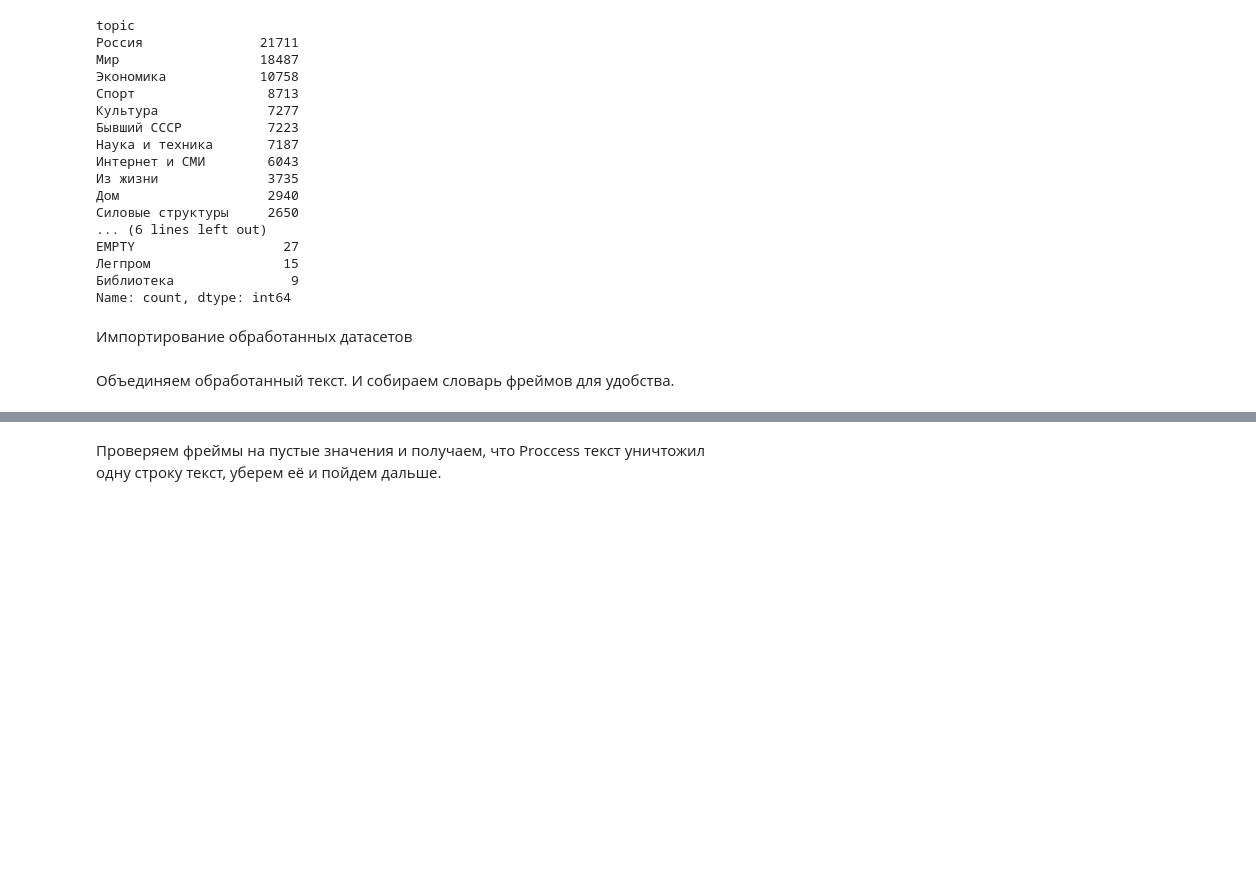
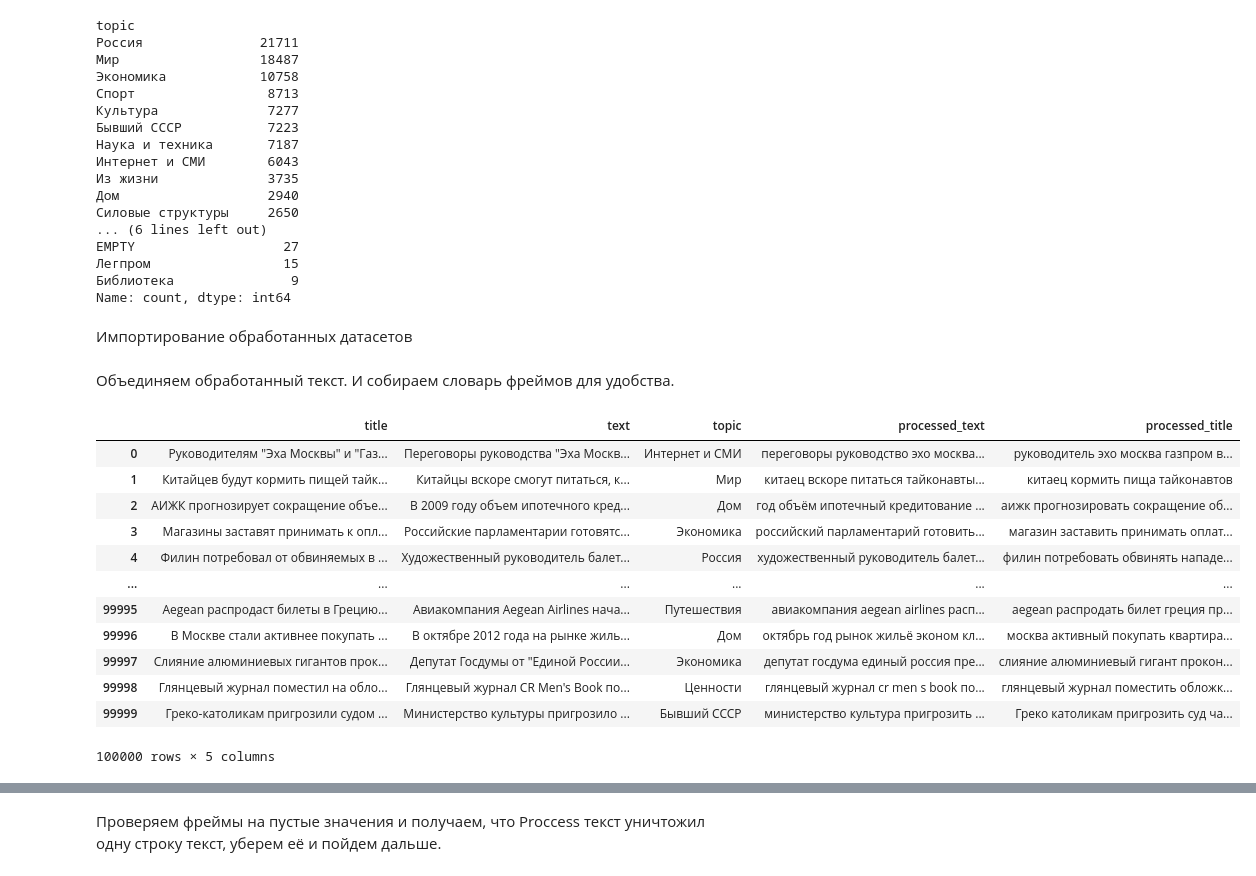
Before and after one commit to Parcart/CSU_NLP_HW, a Jupyter notebook: main_1.ipynb, the cells around one changed output, grey strips where cells are left out. Cells and saved outputs as stored; diff of their text form; code cells hidden in the pictures; blank space fills up the shorter version.

```diff
--- a/main_1.ipynb
+++ b/main_1.ipynb
@@ -340,5 +368,21 @@ balanced_df = pd.read_csv("processed_balanced_text.csv", encoding='utf-8')
 split_df = pd.read_csv("processed_split_df.csv", encoding='utf-8')
 # %% [markdown]
 Объединяем обработанный текст. И собираем словарь фреймов для удобства.
+# %%
+balanced_df
+# %% [output]
+|  | title | text | topic | processed_text | processed_title |
+| 0 | Руководителям "Эха Москвы" и "Газ... | Переговоры руководства "Эха Москв... | Интернет и СМИ | переговоры руководство эхо москва... | руководитель эхо москва газпром в... |
+| 1 | Китайцев будут кормить пищей тайк... | Китайцы вскоре смогут питаться, к... | Мир | китаец вскоре питаться тайконавты... | китаец кормить пища тайконавтов |
+| 2 | АИЖК прогнозирует сокращение объе... | В 2009 году объем ипотечного кред... | Дом | год объём ипотечный кредитование ... | аижк прогнозировать сокращение об... |
+| 3 | Магазины заставят принимать к опл... | Российские парламентарии готовятс... | Экономика | российский парламентарий готовить... | магазин заставить принимать оплат... |
+| 4 | Филин потребовал от обвиняемых в ... | Художественный руководитель балет... | Россия | художественный руководитель балет... | филин потребовать обвинять нападе... |
+| ... | ... | ... | ... | ... | ... |
+| 99995 | Aegean распродаст билеты в Грецию... | Авиакомпания Aegean Airlines нача... | Путешествия | авиакомпания aegean airlines расп... | aegean распродать билет греция пр... |
+| 99996 | В Москве стали активнее покупать ... | В октябре 2012 года на рынке жиль... | Дом | октябрь год рынок жильё эконом кл... | москва активный покупать квартира... |
+| 99997 | Слияние алюминиевых гигантов прок... | Депутат Госдумы от "Единой России... | Экономика | депутат госдума единый россия пре... | слияние алюминиевый гигант прокон... |
+| 99998 | Глянцевый журнал поместил на обло... | Глянцевый журнал CR Men's Book по... | Ценности | глянцевый журнал cr men s book по... | глянцевый журнал поместить обложк... |
+| 99999 | Греко-католикам пригрозили судом ... | Министерство культуры пригрозило ... | Бывший СССР | министерство культура пригрозить ... | Греко католикам пригрозить суд ча... |
+100000 rows × 5 columns
 # %%
 from sklearn.model_selection import train_test_split
```
Also changed, not shown: parts of 22 cells of this notebook.
